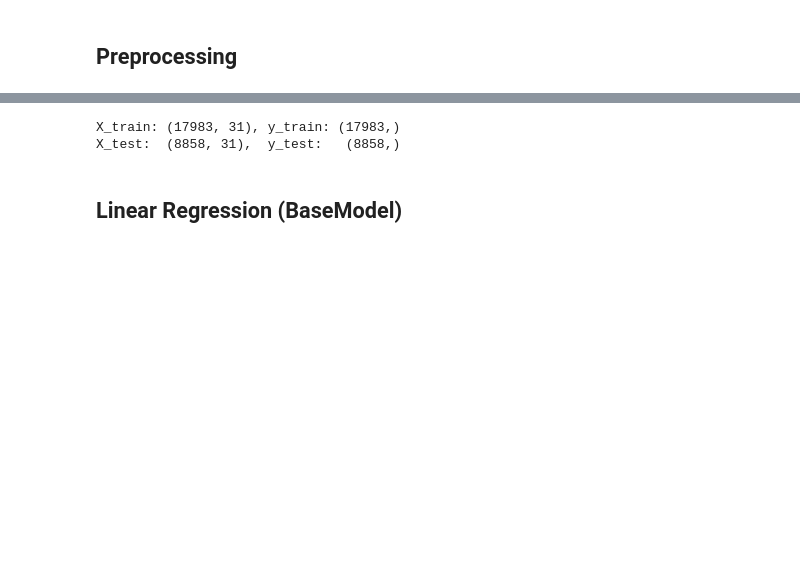
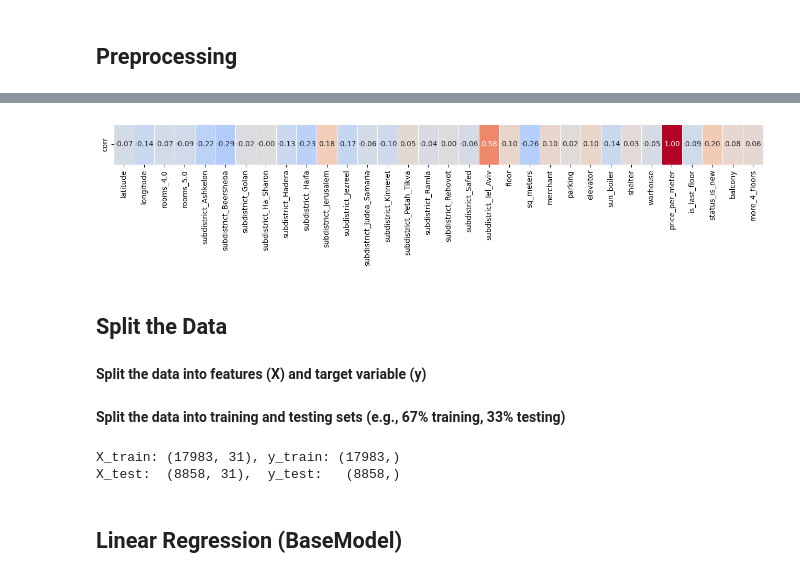
Before and after one commit to natatsypora/flat_for_sale_ml, a Jupyter notebook: Flats_for_sale_ML.ipynb, the cells around one changed output, grey strips where cells are left out. Saved outputs shown, nothing was run; the diff lists cells and outputs as text; code cells hidden in the pictures; blank space fills up the shorter version.

```diff
--- a/Flats_for_sale_ML.ipynb
+++ b/Flats_for_sale_ML.ipynb
@@ -275,3 +292,16 @@ df_tr.sample(3)
+# %%
+df_corr_price = df_tr.corrwith(df_tr['price_per_meter']).to_frame('corr')
+
+plt.figure(figsize=(16, 1))
+sns.heatmap(df_corr_price.T, annot=True, fmt='.2f', center=0,
+            linewidths=0.5, linecolor='white', cbar=False,
+            annot_kws={"fontsize":10}, cmap='coolwarm') ;
+# %% [output]
+[figure, added]
+# %% [markdown]
+## Split the Data
+# %% [markdown]
+**Split the data into features (X) and target variable (y)**
 # %%
 #define response variable
 y = df_tr['price_per_meter']
@@ -281 +311,3 @@ X = df_tr.drop(['price_per_meter', ], axis=1)
+# %% [markdown]
+**Split the data into training and testing sets (e.g., 67% training, 33% testing)**
 # %%
```
Also changed, not shown: parts of 14 cells of this notebook.
